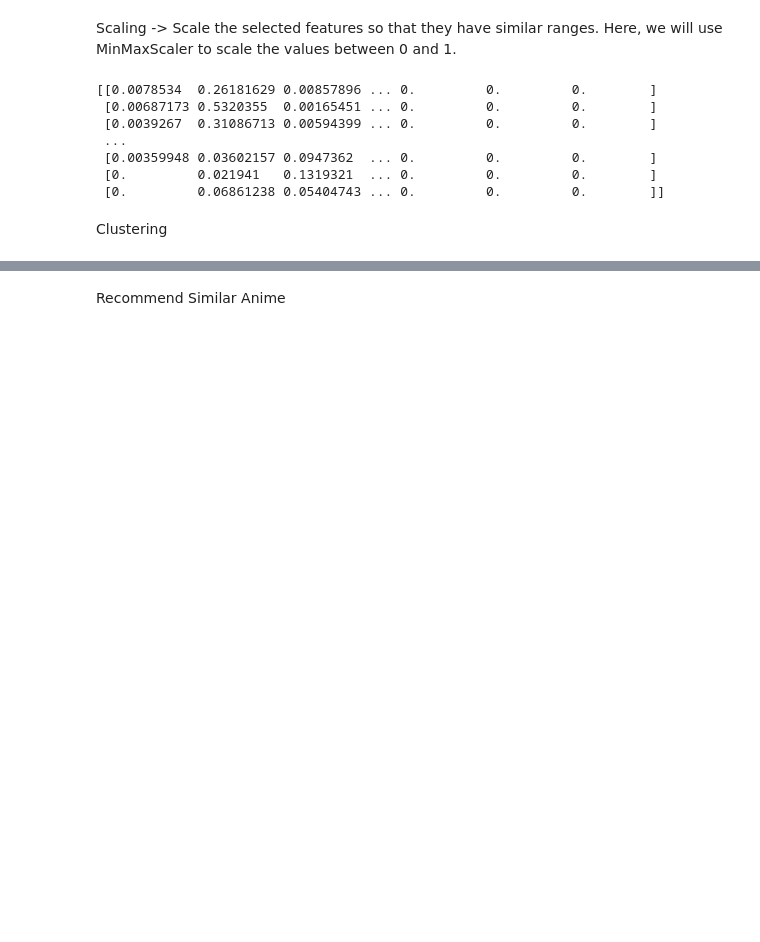
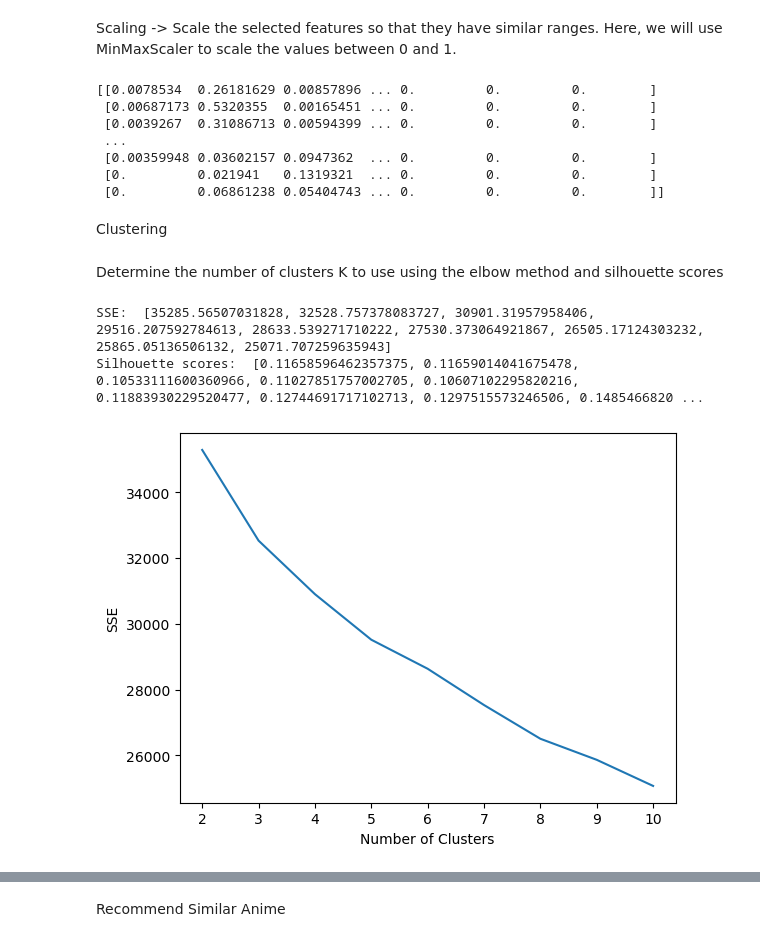
Before and after one commit to Haaris-Syed/AnimeRecommender, a Jupyter notebook: AnimeDataset-Preprocessing.ipynb, the cells around one changed output, grey strips where cells are left out. Saved outputs shown, nothing was run; the diff lists cells and outputs as text; code cells hidden in the pictures; blank space fills up the shorter version.

```diff
--- a/AnimeDataset-Preprocessing.ipynb
+++ b/AnimeDataset-Preprocessing.ipynb
@@ -161,3 +162,37 @@ print(scaled_anime)
  [0.         0.06861238 0.05404743 ... 0.         0.         0.        ]]
 # %% [markdown]
 Clustering
+# %% [markdown]
+Determine the number of clusters K to use using the elbow method and silhouette scores
+# %%
+# compute the number of clusters to use
+sse = [] #sum of squared errors
+
+# silhouette scores range from -1 to 1:
+# 1 = points are perfectly assigned in a clsuter and clusters are easily distinguishable
+# 0 = clusters are overlapping
+# -1 = points are wrongly assigned in a cluster
+
+silhouette_coefficients = []
+
+for k in range(2, 11):
+    kmeans = KMeans(n_clusters = k, n_init = 10) #max_iter = 100
+    kmeans.fit(scaled_anime)
+    sse.append(kmeans.inertia_)
+
+    ss = silhouette_score(scaled_anime, kmeans.labels_)
+    silhouette_coefficients.append(ss)
+# %%
+print("SSE: ", sse)
+print("Silhouette scores: ", silhouette_coefficients)
+# %% [output]
+SSE:  [35285.56507031828, 32528.757378083727, 30901.31957958406, 29516.207592784613, 28633.539271710222, 27530.373064921867, 26505.17124303232, 25865.05136506132, 25071.707259635943]
+Silhouette scores:  [0.11658596462357375, 0.11659014041675478, 0.10533111600360966, 0.11027851757002705, 0.10607102295820216, 0.11883930229520477, 0.12744691717102713, 0.1297515573246506, 0.1485466820 ...
+# %%
+plt.plot(range(2, 11), sse)
+plt.xticks(range(2, 11))
+plt.xlabel("Number of Clusters")
+plt.ylabel("SSE")
+plt.show()
+# %% [output]
+[figure, added]
```
Also changed, not shown: parts of 19 cells of this notebook.
